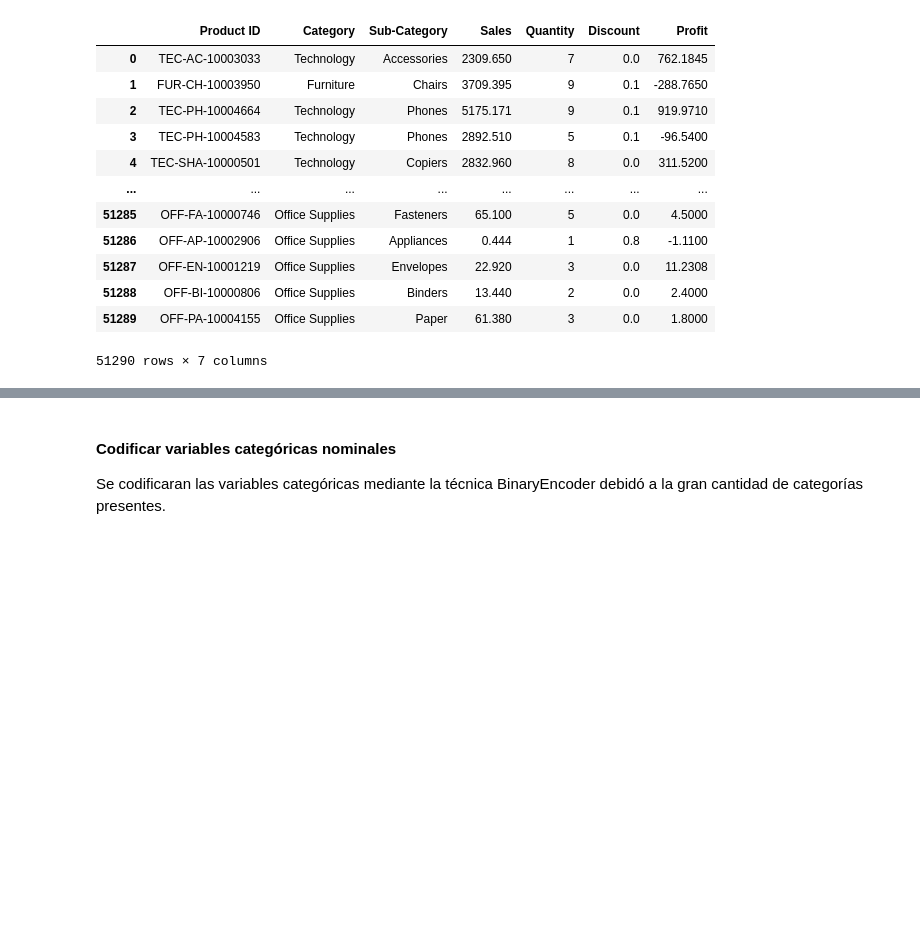
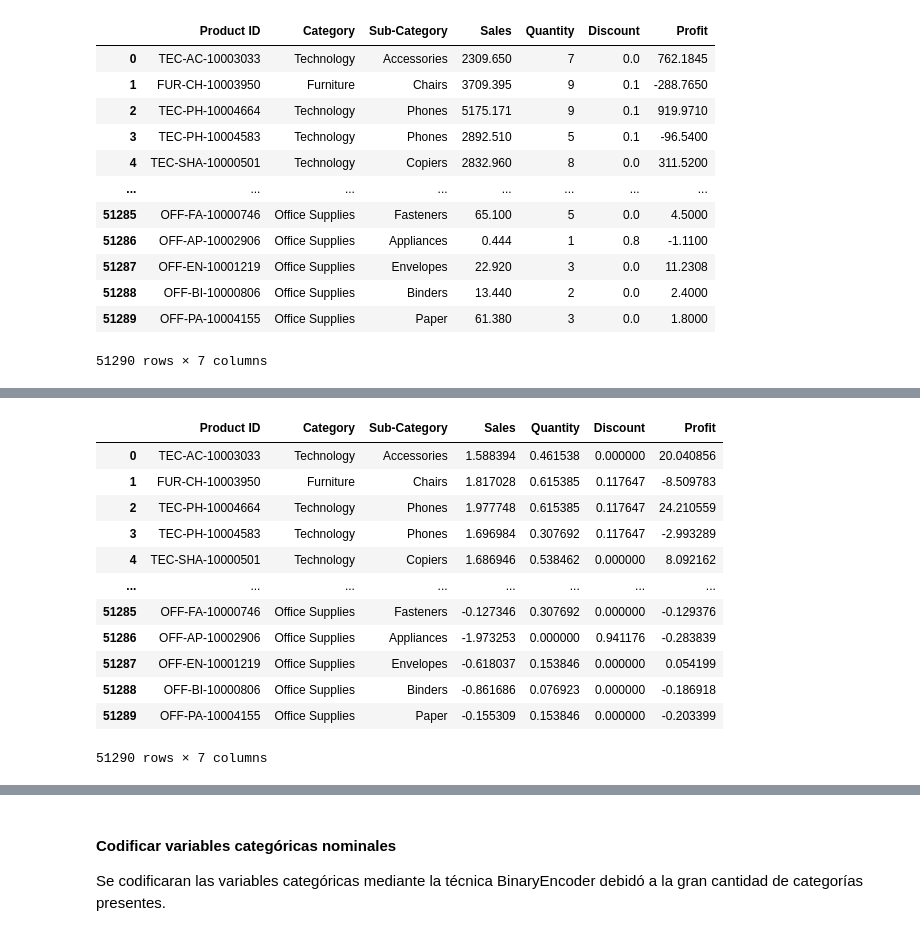
Before and after one commit to Leoga93/sistema-recomendaci-n, a Jupyter notebook: notebooks/02_preprocessing.ipynb, the cells around one changed output, grey strips where cells are left out. Drawn from its saved outputs; the diff is of its cells as text; code cells hidden in the pictures; blank space fills up the shorter version.

```diff
--- a/notebooks/02_preprocessing.ipynb
+++ b/notebooks/02_preprocessing.ipynb
@@ -98,0 +150,16 @@ data_contenido
+# %%
+data_contenido
+# %% [output]
+|  | Product ID | Category | Sub-Category | Sales | Quantity | Discount | Profit |
+| 0 | TEC-AC-10003033 | Technology | Accessories | 1.588394 | 0.461538 | 0.000000 | 20.040856 |
+| 1 | FUR-CH-10003950 | Furniture | Chairs | 1.817028 | 0.615385 | 0.117647 | -8.509783 |
+| 2 | TEC-PH-10004664 | Technology | Phones | 1.977748 | 0.615385 | 0.117647 | 24.210559 |
+| 3 | TEC-PH-10004583 | Technology | Phones | 1.696984 | 0.307692 | 0.117647 | -2.993289 |
+| 4 | TEC-SHA-10000501 | Technology | Copiers | 1.686946 | 0.538462 | 0.000000 | 8.092162 |
+| ... | ... | ... | ... | ... | ... | ... | ... |
+| 51285 | OFF-FA-10000746 | Office Supplies | Fasteners | -0.127346 | 0.307692 | 0.000000 | -0.129376 |
+| 51286 | OFF-AP-10002906 | Office Supplies | Appliances | -1.973253 | 0.000000 | 0.941176 | -0.283839 |
+| 51287 | OFF-EN-10001219 | Office Supplies | Envelopes | -0.618037 | 0.153846 | 0.000000 | 0.054199 |
+| 51288 | OFF-BI-10000806 | Office Supplies | Binders | -0.861686 | 0.076923 | 0.000000 | -0.186918 |
+| 51289 | OFF-PA-10004155 | Office Supplies | Paper | -0.155309 | 0.153846 | 0.000000 | -0.203399 |
+51290 rows × 7 columns
```
Also changed, not shown: parts of 18 cells of this notebook, 1 other file.
